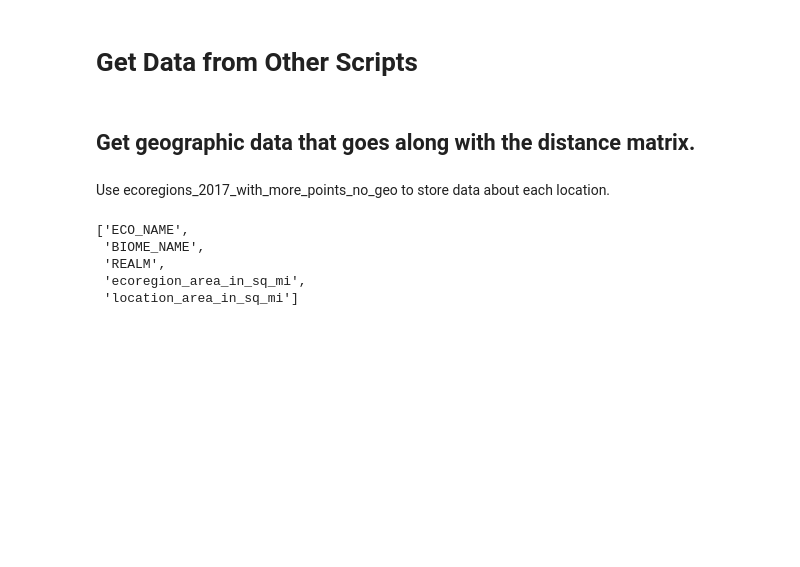
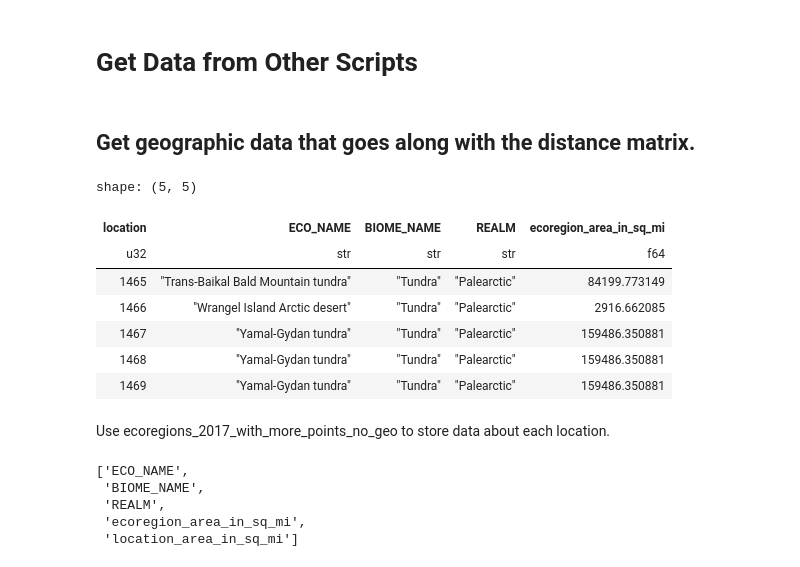
Before and after one commit to iamgiddyaboutgit-schoolwork/doe_group_project, a Jupyter notebook: src/simulate_world.ipynb, the cells around one changed output. Saved outputs shown, nothing was run; the diff lists cells and outputs as text; code cells hidden in the pictures; blank space fills up the shorter version.

Commit message:
Include locaton number in ecoregions_2017_with_more_points_no_geo

```diff
--- a/src/simulate_world.ipynb
+++ b/src/simulate_world.ipynb
@@ -189,16 +91,31 @@ ecoregions_2017_with_more_points.to_crs(crs="+proj=eck4 +lon_0=0 +x_0=0 +y_0=0 +
 # Get the area of each ecoregion in square meters.
 ecoregions_2017_with_more_points["ecoregion_area_in_sq_m"] = ecoregions_2017_with_more_points.area
 # %%
+# Polars is way better than pandas!!!
 # Create a polars dataframe without the geometry info.
 # for performance reasons.
 ecoregions_2017_with_more_points_no_geo = pl.from_pandas(
     data=ecoregions_2017_with_more_points.loc[:, ["ECO_NAME", "BIOME_NAME", "REALM", "ecoregion_area_in_sq_m"]]
 )
-# Convert the area of each ecoregion to square miles.
+
 ecoregions_2017_with_more_points_no_geo = (ecoregions_2017_with_more_points_no_geo
+    .sort(["REALM", "BIOME_NAME", "ECO_NAME"])
+    .with_row_count(name="location")
     .with_columns([
+        # Convert the area of each ecoregion to square miles.
         (pl.col("ecoregion_area_in_sq_m") / (1609.34**2)).alias("ecoregion_area_in_sq_mi")
     ])
     .drop("ecoregion_area_in_sq_m")
 )
+# %%
+ecoregions_2017_with_more_points_no_geo.tail()
+# %% [output]
+shape: (5, 5)
+| location | ECO_NAME | BIOME_NAME | REALM | ecoregion_area_in_sq_mi |
+| u32 | str | str | str | f64 |
+| 1465 | "Trans-Baikal Bald Mountain tundra" | "Tundra" | "Palearctic" | 84199.773149 |
+| 1466 | "Wrangel Island Arctic desert" | "Tundra" | "Palearctic" | 2916.662085 |
+| 1467 | "Yamal-Gydan tundra" | "Tundra" | "Palearctic" | 159486.350881 |
+| 1468 | "Yamal-Gydan tundra" | "Tundra" | "Palearctic" | 159486.350881 |
+| 1469 | "Yamal-Gydan tundra" | "Tundra" | "Palearctic" | 159486.350881 |
 # %%
```
Also changed, not shown: parts of 4 cells of this notebook.
